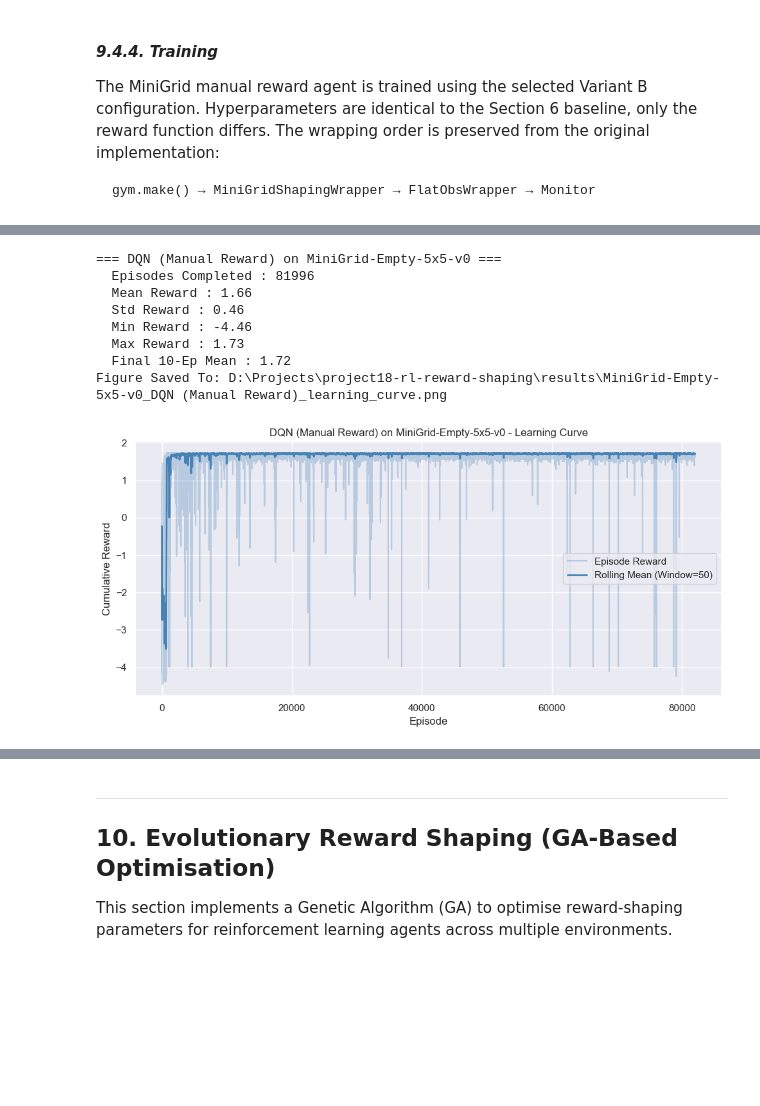
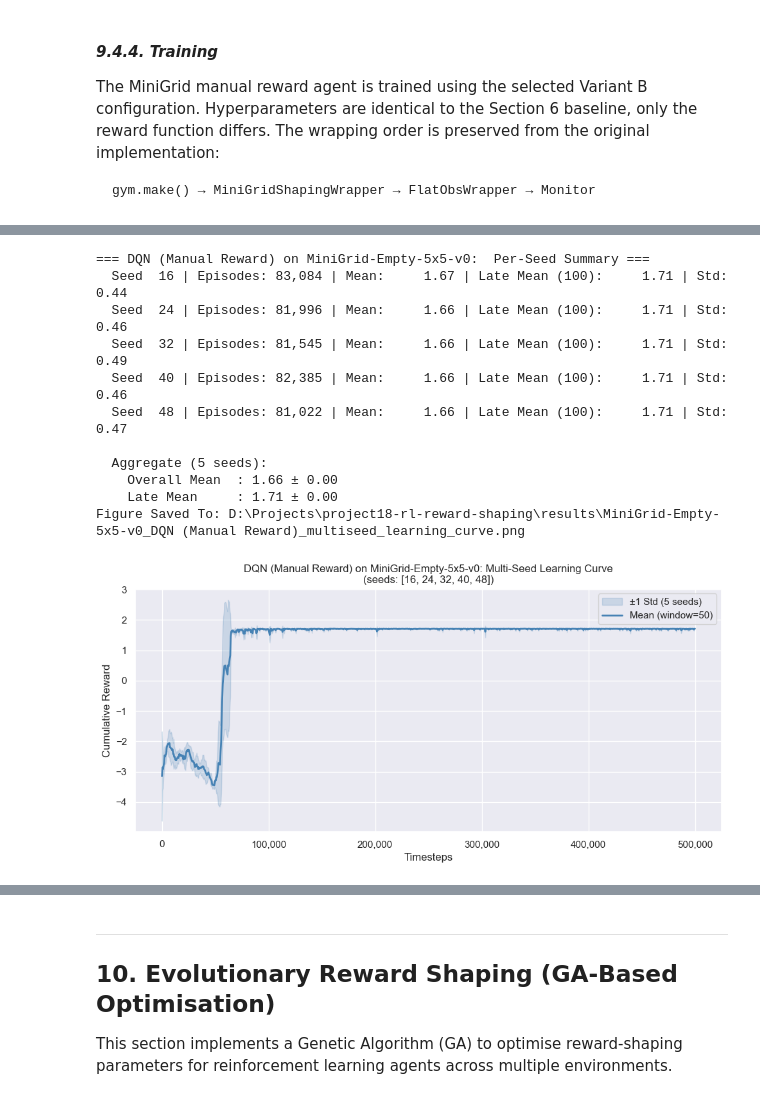
Before and after one commit to toms55/RL-gaming, a Jupyter notebook: notebooks/baseline_rl.ipynb, the cells around one changed output, grey strips where cells are left out. Cells and saved outputs as stored; diff of their text form; code cells hidden in the pictures; blank space fills up the shorter version.

```diff
--- a/notebooks/baseline_rl.ipynb
+++ b/notebooks/baseline_rl.ipynb
@@ -631,4 +877,5 @@ Training Complete. Model Saved To: D:\Projects\project18-rl-reward-shaping\model
 # %%
-print_summary(ql_episode_rewards, MINIGRID_ENV_ID, 'Q-Learning')
-plot_learning_curve(ql_episode_rewards, MINIGRID_ENV_ID, 'Q-Learning', window=50)
+print_multiseed_summary(ql_all_rewards, MINIGRID_ENV_ID, 'Q-Learning', SEEDS)
+plot_multiseed_learning_curve(ql_all_rewards, ql_all_lengths,
+                              MINIGRID_ENV_ID, 'Q-Learning', SEEDS)
 # %% [output]
@@ -665,7 +932,7 @@ DQN runs are read from Stable Baselines3 `Monitor` files under `logs/` (`r` = re
 Figures are saved next to the per-environment learning curves from earlier sections.
 # %%
 def load_episode_series_for_comparison(env_id, agent, monitor_relative):
-  """Returns (rewards, episode_lengths) per finished episode — Monitor `r`/`l` or results CSV."""
+  """Returns (rewards, episode_lengths) per finished episode:  Monitor `r`/`l` or results CSV."""
   if monitor_relative:
     path = os.path.join(LOG_DIRECTORY, monitor_relative)
     if not os.path.isfile(path):
@@ -1558,18 +1865,31 @@ Variant C    No Speed + Scale 0.3 (α=0.7, β=0.3, δ=0.0)             -30.27
 # %%
 fig, axes = plt.subplots(1, 3, figsize=(18, 5), sharey=True)
-fig.suptitle('LunarLander-v3 — Reward Shaping Variants (500k Timesteps)',
+fig.suptitle(f'LunarLander-v3: Reward Shaping Variants ({len(SEEDS)} Seeds, 500k Timesteps)',
              fontsize=13, fontweight='semibold')
 
-for ax, (label, rewards) in zip(axes, lunar_diag_results.items()):
-  rewards = np.array(rewards)
-  rolling = pd.Series(rewards).rolling(window=50, min_periods=1).mean()
-  ax.plot(rewards, alpha=0.2, color='steelblue')
-  ax.plot(rolling, color='steelblue', linewidth=2)
-  ax.set_title(label, fontsize=9, fontweight='medium')
+for ax, (label, all_rewards) in zip(axes, lunarlander_diagnostic_results.items()):
+  # Compute mean curve across seeds via interpolation
+  max_ep = max(len(r) for r in all_rewards)
+  grid   = np.linspace(0, max_ep, CURVE_GRID_POINTS)
+  interp_curves = []
+  for rewards in all_rewards:
+    rewards  = np.array(rewards)
+    episodes = np.arange(len(rewards))
+    rolling  = pd.Series(rewards).rolling(window=50, min_periods=1).mean().to_numpy()
+    interp_curves.append(np.interp(grid, episodes, rolling))
+
+  interp_curves = np.array(interp_curves)
+  mean_c = interp_curves.mean(axis=0)
+  std_c  = interp_curves.std(axis=0)
+
+  ax.fill_between(grid, mean_c - std_c, mean_c + std_c, alpha=0.2, color='steelblue')
+  ax.plot(grid, mean_c, color='steelblue', linewidth=2)
+  ax.axhline(200, color='green', linestyle='--', linewidth=1, alpha=0.6, label='Solved (200)')
+  ax.axhline(0,   color='0.5',   linestyle='--', linewidth=0.8, alpha=0.5)
+  parts = label.split(' — ', 1)
+  ax.set_title(f'{parts[0]}: {parts[1]}' if len(parts) > 1 else label, fontsize=9, fontweight='medium')
   ax.set_xlabel('Episode')
   ax.set_ylabel('Cumulative Reward')
-  ax.axhline(200, color='green', linestyle='--', linewidth=1, alpha=0.6, label='Solved (200)')
-  ax.axhline(0, color='0.5', linestyle='--', linewidth=0.8, alpha=0.5)
   ax.legend(fontsize=8)
   sns.despine(ax=ax)
 
@@ -1691,7 +2047,7 @@ Initial full training runs using the original distance-only shaping (Variant A)
 # %%
 class MiniGridShapingWrapper_A(gym.Wrapper):
   """
-  Variant A: Original configuration — Manhattan distance potential only.
+  Variant A: Original configuration: Manhattan distance potential only.
   """
   MAX_DIST = 4.0
 
@@ -1934,13 +2325,17 @@ Training Complete. Model Saved To: D:\Projects\project18-rl-reward-shaping\model
 # %%
-print_summary(minigrid_manual_callback.episode_rewards, MINIGRID_ENV_ID, 'DQN (Manual Reward)')
-plot_learning_curve(minigrid_manual_callback.episode_rewards, MINIGRID_ENV_ID, 'DQN (Manual Reward)', window=50)
+print_multiseed_summary(minigrid_manual_all_rewards, MINIGRID_ENV_ID, 'DQN (Manual Reward)', SEEDS)
+plot_multiseed_learning_curve(minigrid_manual_all_rewards, minigrid_manual_all_lengths,
+                              MINIGRID_ENV_ID, 'DQN (Manual Reward)', SEEDS)
 # %% [output]
-=== DQN (Manual Reward) on MiniGrid-Empty-5x5-v0 ===
-  Episodes Completed : 81996
-  Mean Reward : 1.66
-  Std Reward : 0.46
-  Min Reward : -4.46
-  Max Reward : 1.73
-  Final 10-Ep Mean : 1.72
-Figure Saved To: D:\Projects\project18-rl-reward-shaping\results\MiniGrid-Empty-5x5-v0_DQN (Manual Reward)_learning_curve.png
+=== DQN (Manual Reward) on MiniGrid-Empty-5x5-v0:  Per-Seed Summary ===
+  Seed  16 | Episodes: 83,084 | Mean:     1.67 | Late Mean (100):     1.71 | Std:    0.44
+  Seed  24 | Episodes: 81,996 | Mean:     1.66 | Late Mean (100):     1.71 | Std:    0.46
+  Seed  32 | Episodes: 81,545 | Mean:     1.66 | Late Mean (100):     1.71 | Std:    0.49
+  Seed  40 | Episodes: 82,385 | Mean:     1.66 | Late Mean (100):     1.71 | Std:    0.46
+  Seed  48 | Episodes: 81,022 | Mean:     1.66 | Late Mean (100):     1.71 | Std:    0.47
+
+  Aggregate (5 seeds):
+    Overall Mean  : 1.66 ± 0.00
+    Late Mean     : 1.71 ± 0.00
+Figure Saved To: D:\Projects\project18-rl-reward-shaping\results\MiniGrid-Empty-5x5-v0_DQN (Manual Reward)_multiseed_learning_curve.png
-[figure, old version]
+[figure, new version]
```
Also changed, not shown: parts of 39 cells of this notebook, 38 other files.
